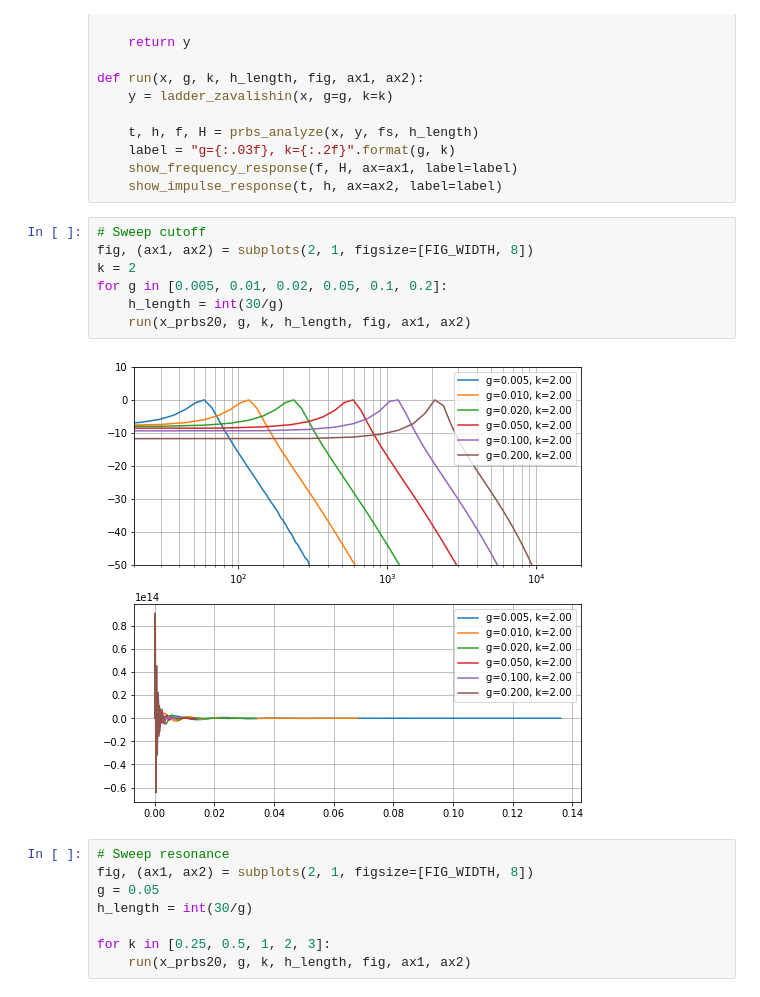
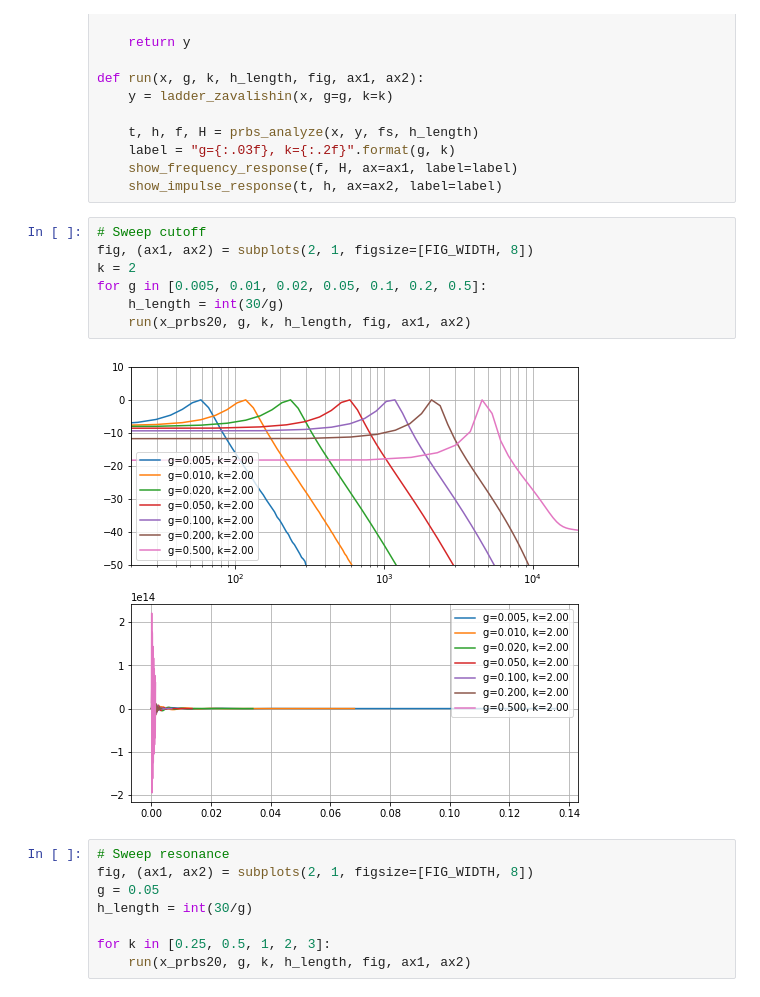
Before and after one commit to soerenbnoergaard/sbnsampler, a Jupyter notebook: workbooks/parametric_low_pass_filter.ipynb, the cells around one changed output. Saved outputs shown, nothing was run; the diff lists cells and outputs as text.

```diff
--- a/workbooks/parametric_low_pass_filter.ipynb
+++ b/workbooks/parametric_low_pass_filter.ipynb
@@ -137,12 +137,12 @@ def run(x, g, k, h_length, fig, ax1, ax2):
 # %%
 # Sweep cutoff
 fig, (ax1, ax2) = subplots(2, 1, figsize=[FIG_WIDTH, 8])
 k = 2
-for g in [0.005, 0.01, 0.02, 0.05, 0.1, 0.2]:
+for g in [0.005, 0.01, 0.02, 0.05, 0.1, 0.2, 0.5]:
     h_length = int(30/g)
     run(x_prbs20, g, k, h_length, fig, ax1, ax2)
 # %% [output]
-[figure, old version]
+[figure, new version]
 # %%
 # Sweep resonance
 fig, (ax1, ax2) = subplots(2, 1, figsize=[FIG_WIDTH, 8])
```
Also changed, not shown: parts of 2 cells of this notebook, 3 other files.
